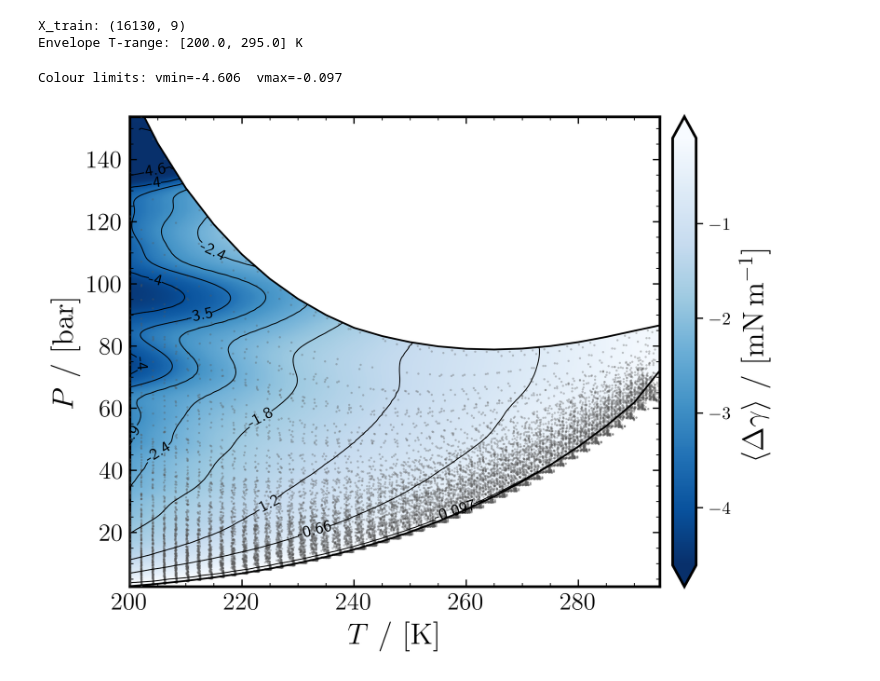
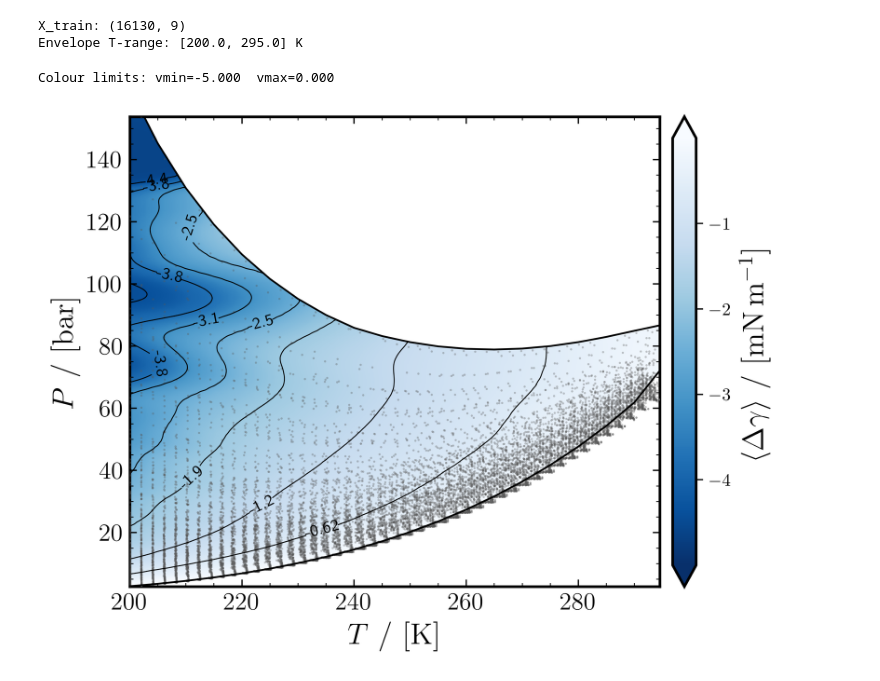
Before and after one commit to Darz2/co2-impurities-ml-surrogates, a Jupyter notebook: PCSAFT_cDFT/PART_1/RESIDUAL/SVGP/Plot_2D_residual_TP.ipynb, the cells around one changed output. Drawn from its saved outputs; the diff is of its cells as text; code cells hidden in the pictures.

```diff
--- a/PCSAFT_cDFT/PART_1/RESIDUAL/SVGP/Plot_2D_residual_TP.ipynb
+++ b/PCSAFT_cDFT/PART_1/RESIDUAL/SVGP/Plot_2D_residual_TP.ipynb
@@ -195,12 +195,12 @@ Z_for_contour = np.where(mask_s, Z_full, np.nan)
 Z_for_contour = np.ma.masked_invalid(Z_for_contour)
 
 # Colour limits taken from the in-envelope region only
-vmin = float(np.nanpercentile(Z_full[mask_s],  1.0))
-vmax = float(np.nanpercentile(Z_full[mask_s], 99.0))
+vmin = -5.0   # fixed colourbar range (match GPR 2D surface)
+vmax =  0.0
 line_levels = np.linspace(vmin, vmax, 9)
 print(f"Colour limits: vmin={vmin:.3f}  vmax={vmax:.3f}")
 # %% [output]
-Colour limits: vmin=-4.606  vmax=-0.097
+Colour limits: vmin=-5.000  vmax=0.000
 # %%
 # Envelope clip polygon — built on the full T-grid via the interpolators
 clip_T_seq = T_vals_s
@@ -238,31 +238,32 @@ cs = ax.contour(TT_s, PP_s, Z_for_contour, levels=line_levels,
 _apply_clip(cs, clip_patch)
 ax.clabel(cs, inline=True, inline_spacing=3,
           fontsize=ps.label_fontsize * 0.65, fmt="%.2g")
 
 ax.plot(T_env, P_bub_env, "-", color='k',
         linewidth=ps.linewidth, markersize=ps.markersize, zorder=7)
 ax.plot(T_env, P_dew_env, "-", color='k',
         linewidth=ps.linewidth, markersize=ps.markersize, zorder=7)
 
 cbar = fig.colorbar(pcm, ax=ax, pad=0.02, extend="both")
 cbar.set_label(
     r"$\langle\Delta\gamma\rangle\ /\ [\mathrm{mN}\,\mathrm{m}^{-1}]$",
     fontsize=ps.label_fontsize*1.2)
 cbar.ax.tick_params(labelsize=ps.label_fontsize*1.5)
 ps.style_colorbar(cbar)
+cbar.set_ticks([-4, -3, -2, -1])  # exclude 0 and -5 endpoints
 
 ax.set_xlabel(r"$T\ /\ [\mathrm{K}]$", fontsize=ps.label_fontsize*1.2)
 ax.set_ylabel(r"$P\ /\ [\mathrm{bar}]$", fontsize=ps.label_fontsize*1.2)
 ax.tick_params(which="both", direction="in", top=True, right=True, labelsize=ps.label_fontsize)
 ax.xaxis.set_minor_locator(AutoMinorLocator())
 ax.yaxis.set_minor_locator(AutoMinorLocator())
 ax.set_xlim(T_train.min(), T_train.max())
 ax.set_ylim(P_train.min(), P_train.max())
 # ps.style_legend(ax, loc="upper right")
 
 plt.tight_layout()
 os.makedirs(OUTPUT_FOLDER, exist_ok=True)
 ps.save_plot(fig, "SVGP_2D_response_T_P_standalone", folder=OUTPUT_FOLDER)
 plt.show()
 # %% [output]
-[figure, old version]
+[figure, new version]
```
Also changed, not shown: parts of 1 cell of this notebook, 51 other files.
